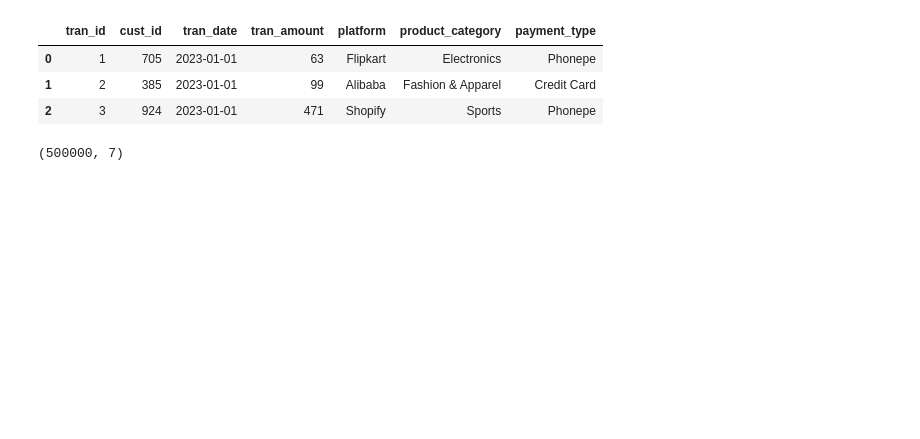
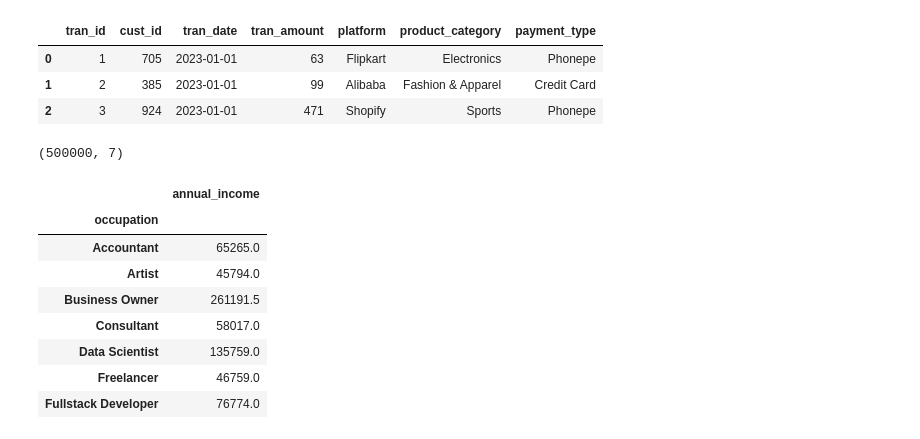
Before and after one commit to jdhova/DummyBank, a Jupyter notebook: DummyBank.ipynb, the cells around one changed output. Saved outputs shown, nothing was run; the diff lists cells and outputs as text; code cells hidden in the pictures; blank space fills up the shorter version.

```diff
--- a/DummyBank.ipynb
+++ b/DummyBank.ipynb
@@ -40,3 +57,16 @@ data_transactions.head(3)
 data_transactions.shape
 # %% [output]
 (500000, 7)
+# %%
+median_income_by_occupation = data_customers.groupby('occupation')['annual_income'].median()
+pd.DataFrame(median_income_by_occupation)
+# %% [output]
+|  | annual_income |
+| occupation |  |
+| Accountant | 65265.0 |
+| Artist | 45794.0 |
+| Business Owner | 261191.5 |
+| Consultant | 58017.0 |
+| Data Scientist | 135759.0 |
+| Freelancer | 46759.0 |
+| Fullstack Developer | 76774.0 |
```
Also changed, not shown: parts of 34 cells of this notebook.
